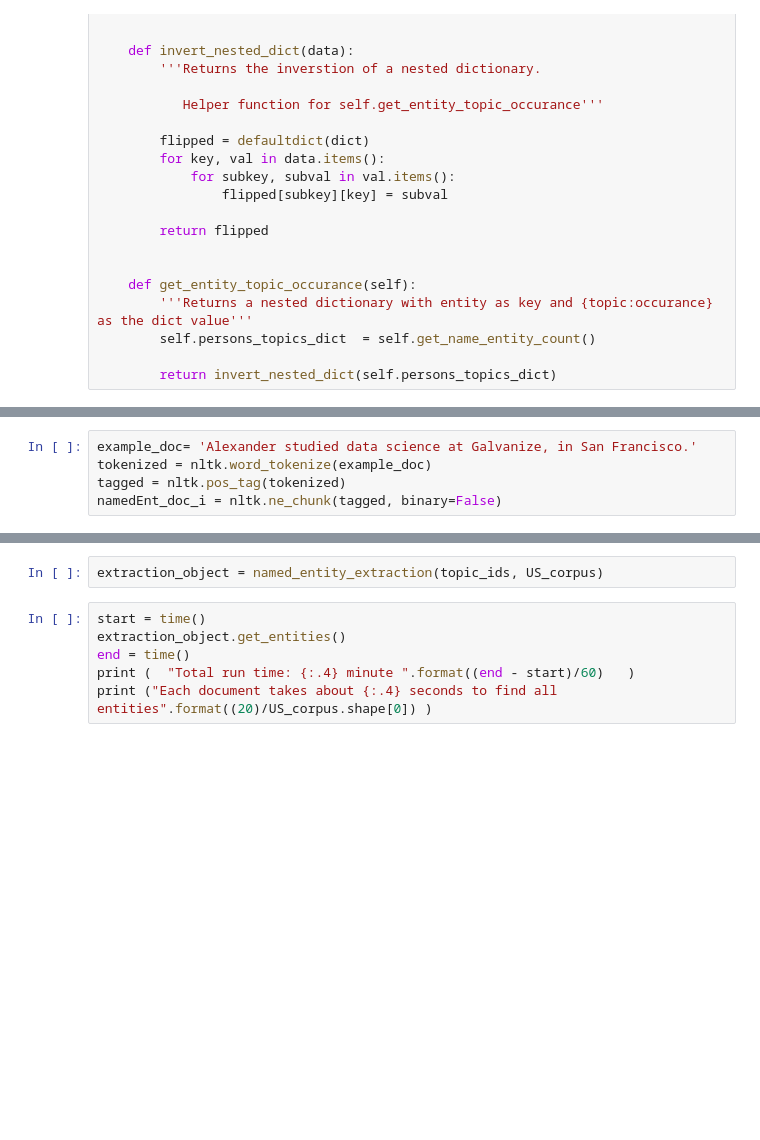
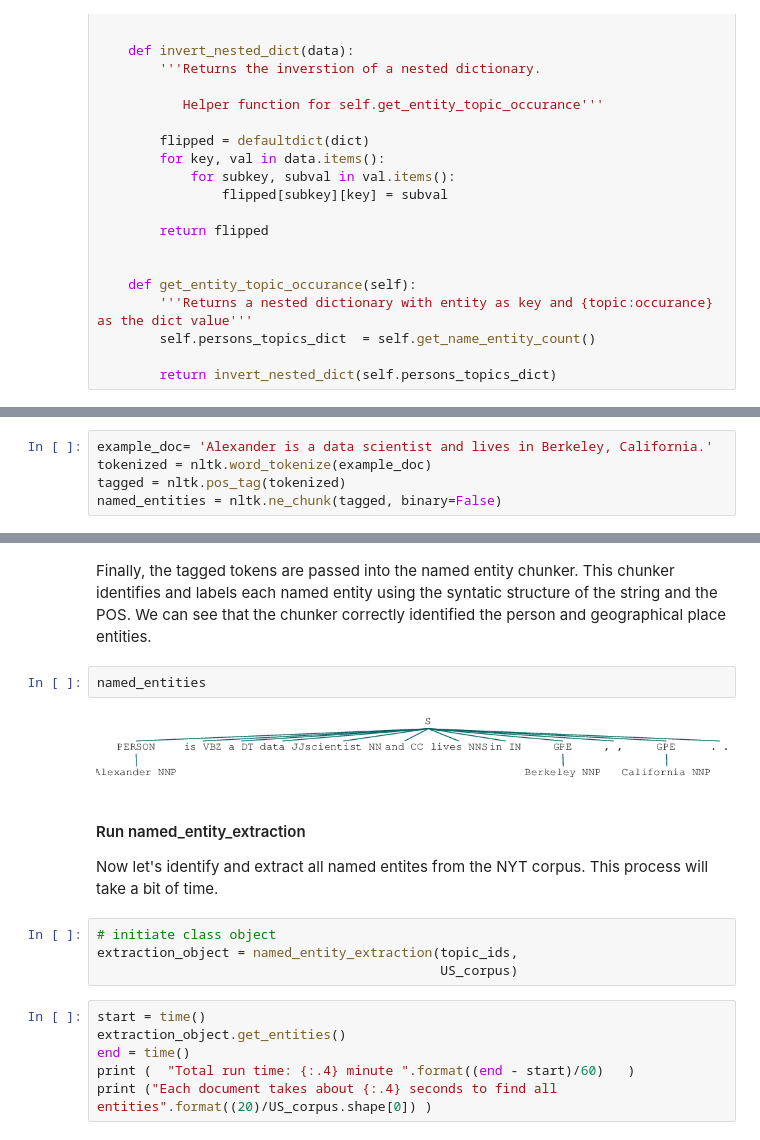
Before and after one commit to DataBeast03/DataBeast, a Jupyter notebook: NYT_Articles/NYT_Articles_2016_EDA_Presentation_Version.ipynb, the cells around one changed output, grey strips where cells are left out. Saved outputs shown, nothing was run; the diff lists cells and outputs as text; blank space fills up the shorter version.

```diff
--- a/NYT_Articles/NYT_Articles_2016_EDA_Presentation_Version.ipynb
+++ b/NYT_Articles/NYT_Articles_2016_EDA_Presentation_Version.ipynb
@@ -381,5 +469,5 @@ class named_entity_extraction(object):
 # %%
-example_doc= 'Alexander studied data science at Galvanize, in San Francisco.'
+example_doc= 'Alexander is a data scientist and lives in Berkeley, California.'
 tokenized = nltk.word_tokenize(example_doc)
 tagged = nltk.pos_tag(tokenized)
-namedEnt_doc_i = nltk.ne_chunk(tagged, binary=False)
+named_entities = nltk.ne_chunk(tagged, binary=False)
@@ -407,5 +503,17 @@ namedEnt_doc_i
+# %% [markdown]
+Finally, the tagged tokens are passed into the named entity chunker. This chunker identifies and labels each named entity using the syntatic structure of the string and the POS. We can see that the chunker correctly identified the person and geographical place entities.
+# %%
+named_entities
+# %% [output]
+[figure, added]
+# %% [markdown]
+#### Run named_entity_extraction
+
+Now let's identify and extract all named entites from the NYT corpus. This process will take a bit of time.
 # %%
-extraction_object = named_entity_extraction(topic_ids, US_corpus)
+# initiate class object
+extraction_object = named_entity_extraction(topic_ids,
+                                            US_corpus)
 # %%
 start = time()
 extraction_object.get_entities()
```
Also changed, not shown: parts of 38 cells of this notebook, 1 other file.
